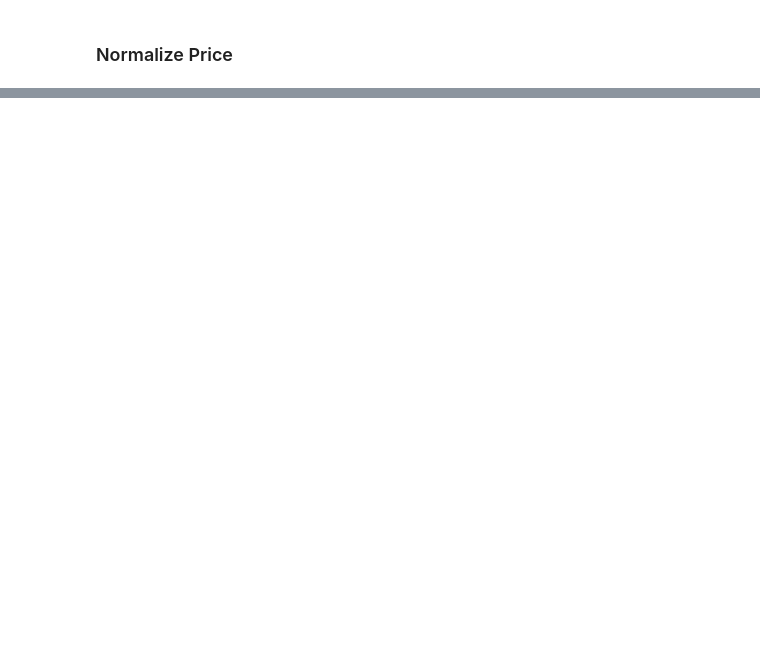
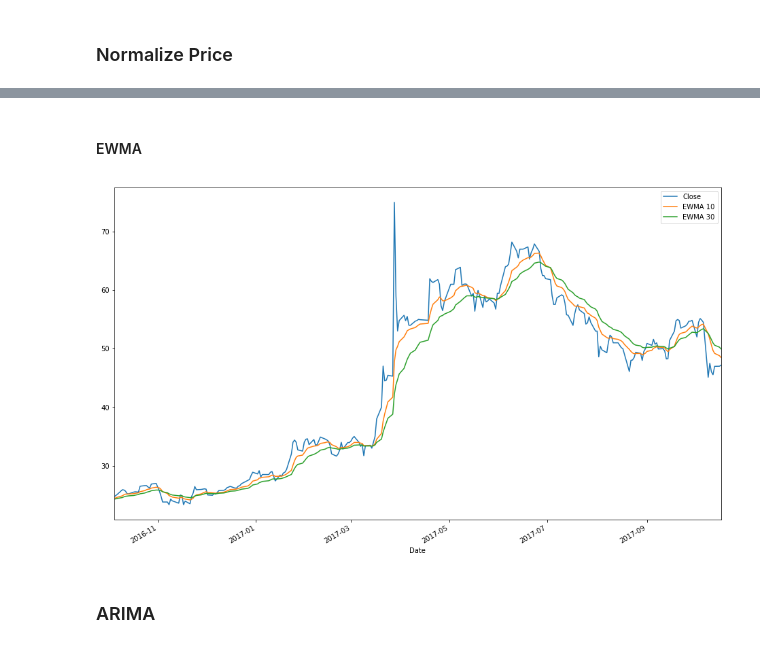
Before and after one commit to mariuszrokita/money-machine, a Jupyter notebook: Notebooks/Single stock - analysis.ipynb, the cells around one changed output, grey strips where cells are left out. Cells and saved outputs as stored; diff of their text form; code cells hidden in the pictures; blank space fills up the shorter version.

```diff
--- a/Notebooks/Single stock - analysis.ipynb
+++ b/Notebooks/Single stock - analysis.ipynb
@@ -46,0 +257,11 @@ plt.title("'{stock_symbol}' - Total Stock Value");
+# %% [markdown]
+#### EWMA
+# %%
+stock[f'EWMA {sma_1}'] = stock['Close'].ewm(span=10).mean()
+stock[f'EWMA {sma_2}'] = stock['Close'].ewm(span=20).mean()
+# %%
+stock[['Close', f'EWMA {sma_1}', f'EWMA {sma_2}']].tail(260).plot(figsize=(16,10));
+# %% [output]
+[figure, added]
+# %% [markdown]
+### ARIMA
```
Also changed, not shown: parts of 48 cells of this notebook.
